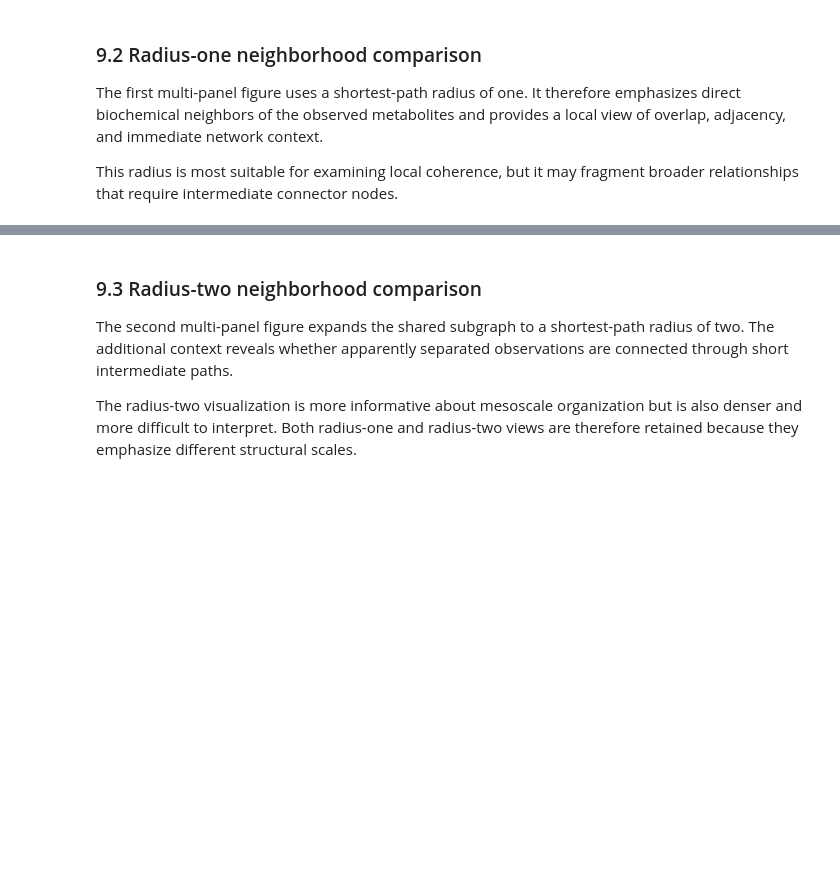
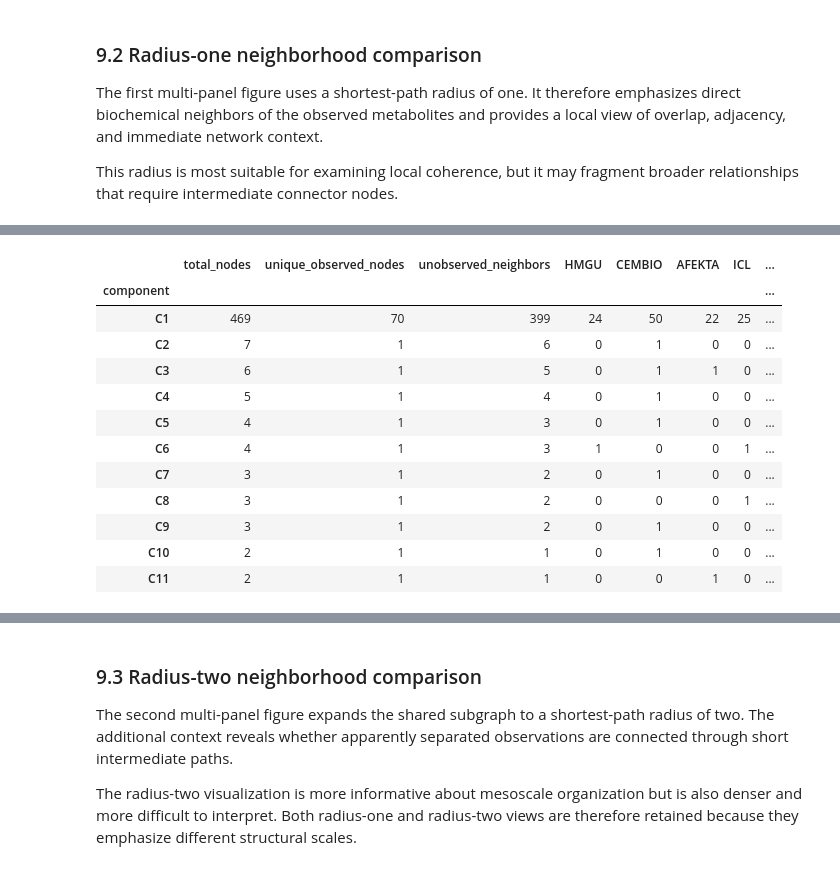
Before and after one commit to SamSaladino/Effective-Topological-Coverage-ETC, a Jupyter notebook: notebooks/02_Daniel_compilation.ipynb, the cells around one changed output, grey strips where cells are left out. Drawn from its saved outputs; the diff is of its cells as text; code cells hidden in the pictures; blank space fills up the shorter version.

```diff
--- a/notebooks/02_Daniel_compilation.ipynb
+++ b/notebooks/02_Daniel_compilation.ipynb
@@ -1177,0 +1294,72 @@ g_labs, lab_nodes, pos = plot_each_lab_on_same_subgraph(
+# %%
+# Rebuild the radius-one subgraph explicitly.
+daniel_r1_graph, daniel_lab_nodes, daniel_observed = (
+    build_observed_neighborhood_subgraph(
+        graph,
+        lab_indices,
+        graph_nodes,
+        radius=1,
+    )
+)
+
+daniel_components = sorted(
+    nx.connected_components(daniel_r1_graph),
+    key=len,
+    reverse=True,
+)
+
+if not daniel_components:
+    raise ValueError("The neighborhood subgraph is empty.")
+
+# C1 is the largest component by total node count.
+component_rows = []
+
+for rank, component in enumerate(daniel_components, start=1):
+    component_rows.append({
+        "component": f"C{rank}",
+        "total_nodes": len(component),
+        "unique_observed_nodes": len(component & daniel_observed),
+        "unobserved_neighbors": len(component - daniel_observed),
+        **{
+            lab: len(component & nodes)
+            for lab, nodes in daniel_lab_nodes.items()
+        },
+    })
+
+daniel_component_counts = (
+    pd.DataFrame(component_rows).set_index("component")
+)
+
+main_component = daniel_components[0]
+summary_rows = []
+
+for lab, nodes in daniel_lab_nodes.items():
+    k = len(nodes)
+    in_main = len(nodes & main_component)
+
+    summary_rows.append({
+        "laboratory": lab,
+        "mapped_metabolites": k,
+        "observed_in_C1": in_main,
+        "percent_in_C1": 100 * in_main / k if k else float("nan"),
+        "observed_outside_C1": k - in_main,
+        "components_containing_observations": sum(
+            bool(component & nodes)
+            for component in daniel_components
+        ),
+    })
+
+daniel_component_summary = (
+    pd.DataFrame(summary_rows).set_index("laboratory")
+)
+
+print(
+    f"Radius-one neighborhood: "
+    f"{daniel_r1_graph.number_of_nodes()} nodes, "
+    f"{len(daniel_components)} connected components."
+)
+print(f"Unique mapped metabolites: {len(daniel_observed)}")
+
+display(daniel_component_counts)
+display(daniel_component_summary.round({"percent_in_C1": 1}))
+# %% [output]
@@ -1177,0 +1368,13 @@ g_labs, lab_nodes, pos = plot_each_lab_on_same_subgraph(
+|  | total_nodes | unique_observed_nodes | unobserved_neighbors | HMGU | CEMBIO | AFEKTA | ICL | ... |
+| component |  |  |  |  |  |  |  | ... |
+| C1 | 469 | 70 | 399 | 24 | 50 | 22 | 25 | ... |
+| C2 | 7 | 1 | 6 | 0 | 1 | 0 | 0 | ... |
+| C3 | 6 | 1 | 5 | 0 | 1 | 1 | 0 | ... |
+| C4 | 5 | 1 | 4 | 0 | 1 | 0 | 0 | ... |
+| C5 | 4 | 1 | 3 | 0 | 1 | 0 | 0 | ... |
+| C6 | 4 | 1 | 3 | 1 | 0 | 0 | 1 | ... |
+| C7 | 3 | 1 | 2 | 0 | 1 | 0 | 0 | ... |
+| C8 | 3 | 1 | 2 | 0 | 0 | 0 | 1 | ... |
+| C9 | 3 | 1 | 2 | 0 | 1 | 0 | 0 | ... |
+| C10 | 2 | 1 | 1 | 0 | 1 | 0 | 0 | ... |
+| C11 | 2 | 1 | 1 | 0 | 0 | 1 | 0 | ... |
```
Also changed, not shown: parts of 12 cells of this notebook.
